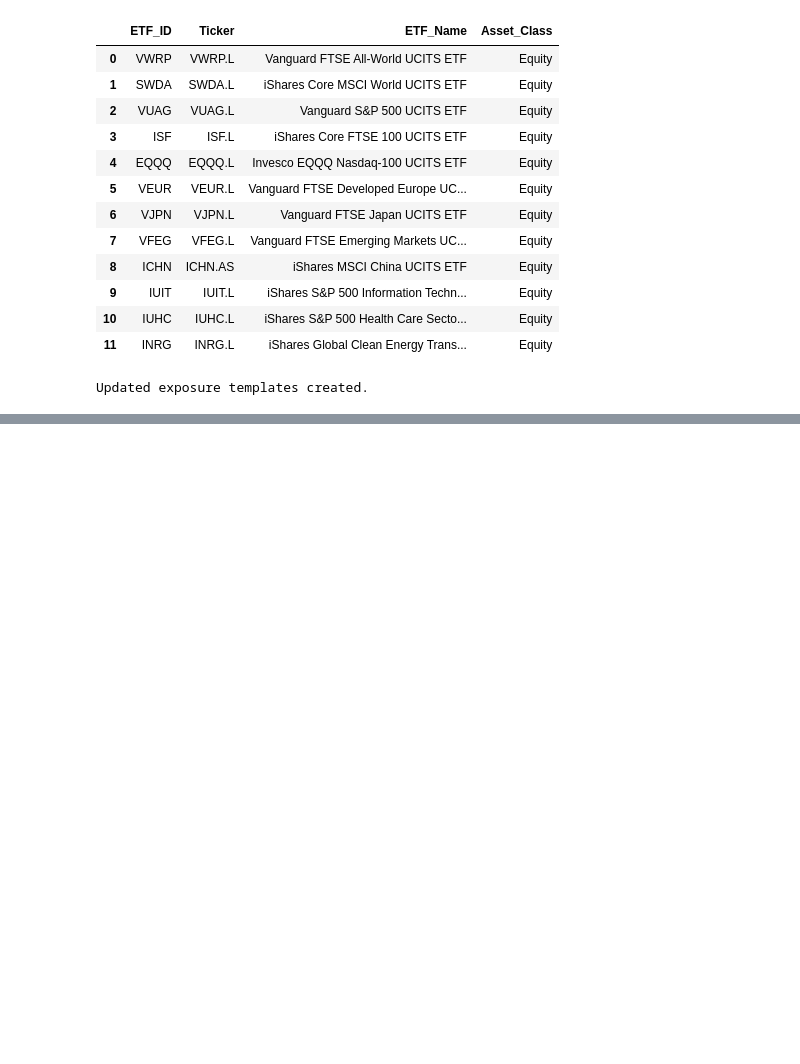
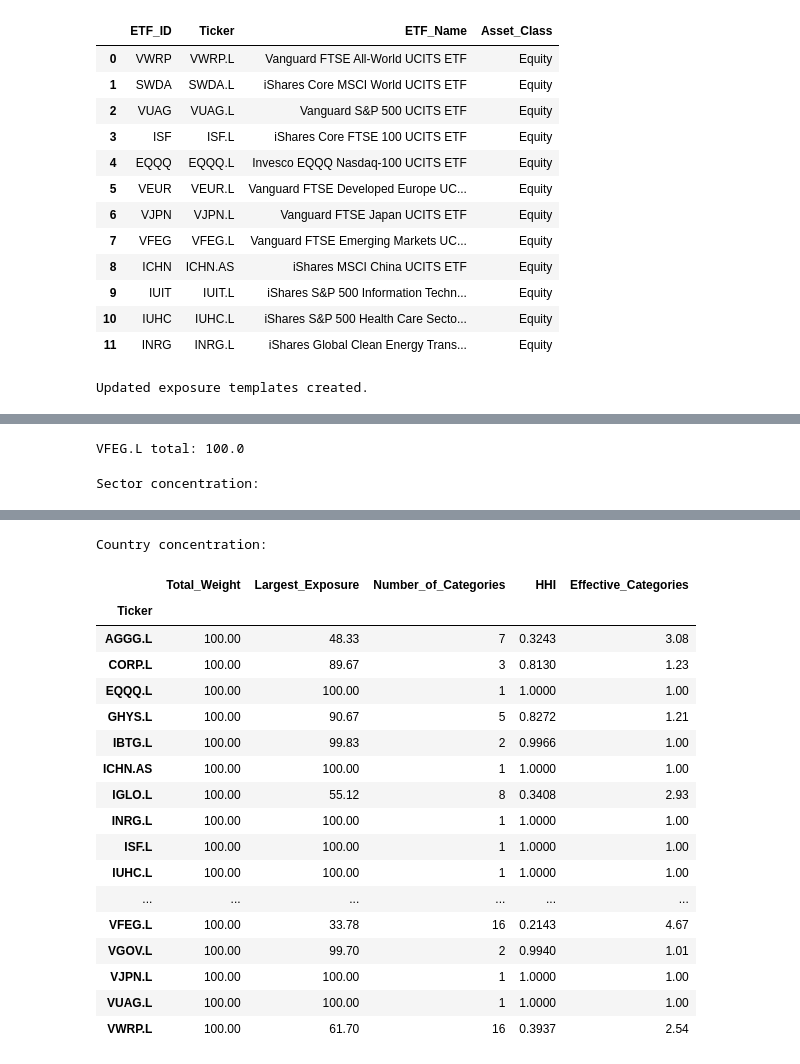
Before and after one commit to bevan7cross7-pixel/etf-risk-framework, a Jupyter notebook: notebooks/05_exposure_metrics.ipynb, the cells around one changed output, grey strips where cells are left out. Saved outputs shown, nothing was run; the diff lists cells and outputs as text; code cells hidden in the pictures; blank space fills up the shorter version.

Commit message:
Calculate ETF sector and country concentration

```diff
--- a/notebooks/05_exposure_metrics.ipynb
+++ b/notebooks/05_exposure_metrics.ipynb
@@ -245,0 +345,53 @@ Updated exposure templates created.
+# %%
+vfeq_other_mask = (
+    (country_data["Ticker"] == "VFEG.L")
+    & (country_data["Country / Geography"] == "Other")
+)
+
+country_data.loc[vfeq_other_mask, "Weight (%)"] = 2.18
+
+country_totals = (
+    country_data.groupby("Ticker")["Weight (%)"]
+    .sum()
+    .round(2)
+)
+
+print("VFEG.L total:", country_totals.loc["VFEG.L"])
+# %% [output]
+VFEG.L total: 100.0
+# %%
+def calculate_concentration(data):
+    concentration = (
+        data.groupby("Ticker")
+        .agg(
+            Total_Weight=("Weight (%)", "sum"),
+            Largest_Exposure=("Weight (%)", "max"),
+            Number_of_Categories=("Weight (%)", "count")
+        )
+    )
+
+    hhi = data.groupby("Ticker")["Weight (%)"].apply(
+        lambda weights: ((weights / 100) ** 2).sum()
+    )
+
+    concentration["HHI"] = hhi
+    concentration["Effective_Categories"] = 1 / concentration["HHI"]
+
+    return concentration.round({
+        "Total_Weight": 2,
+        "Largest_Exposure": 2,
+        "HHI": 4,
+        "Effective_Categories": 2
+    })
+
+
+sector_concentration = calculate_concentration(sector_data)
+country_concentration = calculate_concentration(country_data)
+
+print("Sector concentration:")
+display(sector_concentration)
+
+print("\nCountry concentration:")
+display(country_concentration)
+# %% [output]
+Sector concentration:
@@ -245,0 +412,19 @@ Updated exposure templates created.
+Country concentration:
+|  | Total_Weight | Largest_Exposure | Number_of_Categories | HHI | Effective_Categories |
+| Ticker |  |  |  |  |  |
+| AGGG.L | 100.00 | 48.33 | 7 | 0.3243 | 3.08 |
+| CORP.L | 100.00 | 89.67 | 3 | 0.8130 | 1.23 |
+| EQQQ.L | 100.00 | 100.00 | 1 | 1.0000 | 1.00 |
+| GHYS.L | 100.00 | 90.67 | 5 | 0.8272 | 1.21 |
+| IBTG.L | 100.00 | 99.83 | 2 | 0.9966 | 1.00 |
+| ICHN.AS | 100.00 | 100.00 | 1 | 1.0000 | 1.00 |
+| IGLO.L | 100.00 | 55.12 | 8 | 0.3408 | 2.93 |
+| INRG.L | 100.00 | 100.00 | 1 | 1.0000 | 1.00 |
+| ISF.L | 100.00 | 100.00 | 1 | 1.0000 | 1.00 |
+| IUHC.L | 100.00 | 100.00 | 1 | 1.0000 | 1.00 |
+| ... | ... | ... | ... | ... | ... |
+| VFEG.L | 100.00 | 33.78 | 16 | 0.2143 | 4.67 |
+| VGOV.L | 100.00 | 99.70 | 2 | 0.9940 | 1.01 |
+| VJPN.L | 100.00 | 100.00 | 1 | 1.0000 | 1.00 |
+| VUAG.L | 100.00 | 100.00 | 1 | 1.0000 | 1.00 |
+| VWRP.L | 100.00 | 61.70 | 16 | 0.3937 | 2.54 |
```
Also changed, not shown: parts of 4 cells of this notebook, 4 other files.
